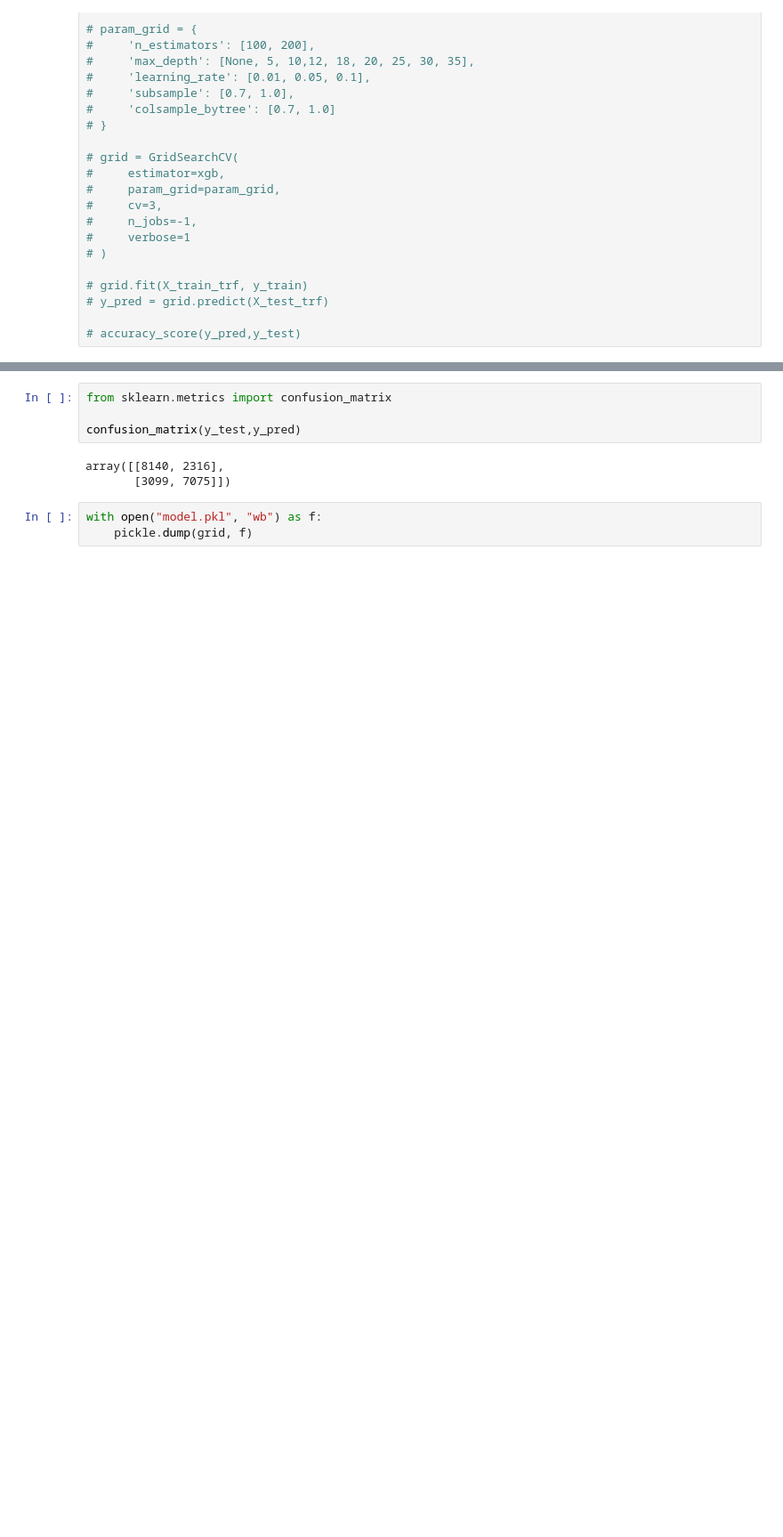
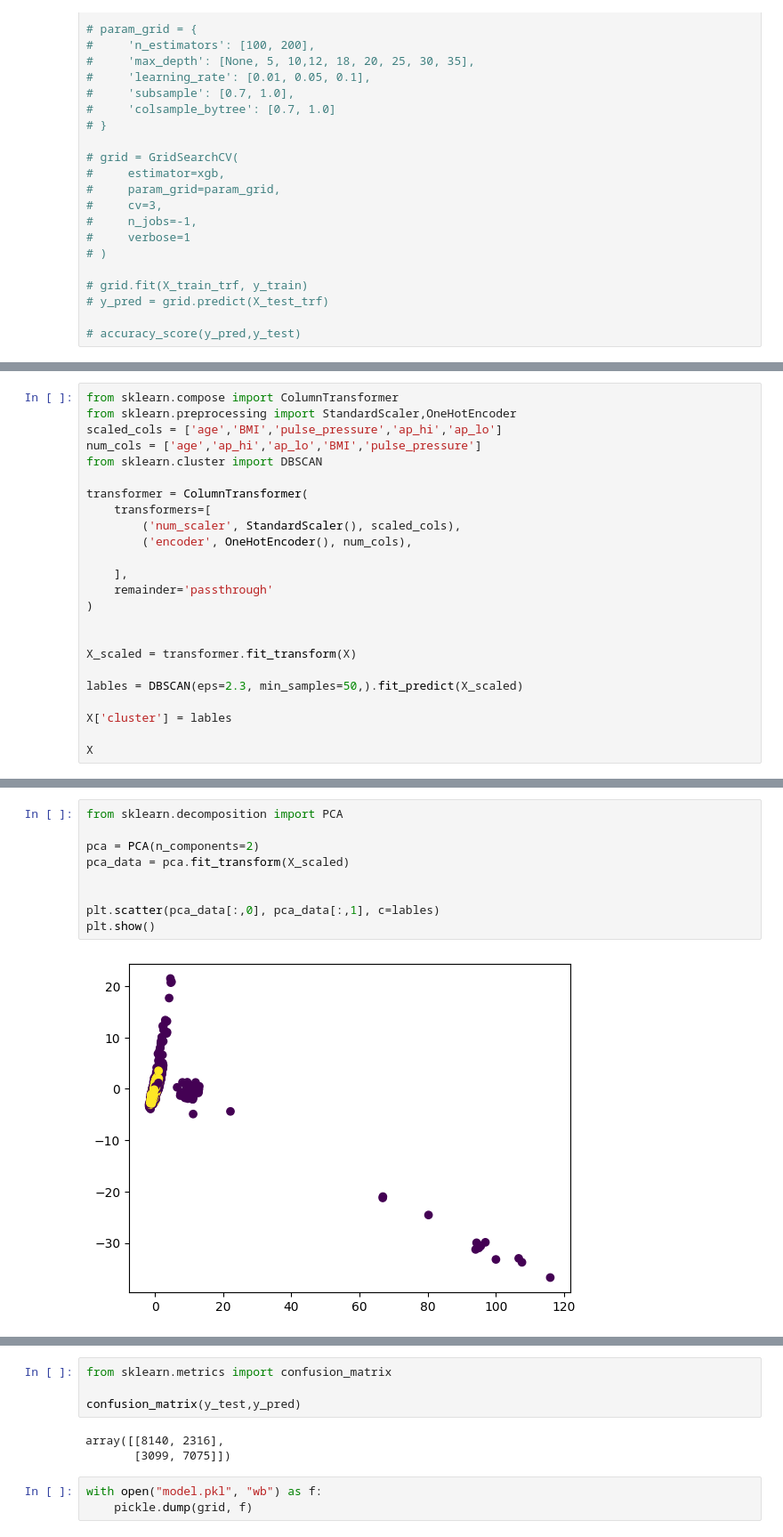
Before and after one commit to mannpadhiar/Cardiovascular-Disease-Prediction, a Jupyter notebook: heart_project.ipynb, the cells around one changed output, grey strips where cells are left out. Shown at 89% size. Cells and saved outputs as stored; diff of their text form; blank space fills up the shorter version.

```diff
--- a/heart_project.ipynb
+++ b/heart_project.ipynb
@@ -313,0 +311,24 @@ X_train
+# %%
+from sklearn.compose import ColumnTransformer
+from sklearn.preprocessing import StandardScaler,OneHotEncoder
+scaled_cols = ['age','BMI','pulse_pressure','ap_hi','ap_lo']
+num_cols = ['age','ap_hi','ap_lo','BMI','pulse_pressure']
+from sklearn.cluster import DBSCAN
+
+transformer = ColumnTransformer(
+    transformers=[
+        ('num_scaler', StandardScaler(), scaled_cols),
+        ('encoder', OneHotEncoder(), num_cols),
+
+    ],
+    remainder='passthrough'
+)
+
+
+X_scaled = transformer.fit_transform(X)
+
+lables = DBSCAN(eps=2.3, min_samples=50,).fit_predict(X_scaled)
+
+X['cluster'] = lables
+
+X
@@ -314,2 +374,13 @@ X_train
+# %%
+from sklearn.decomposition import PCA
+
+pca = PCA(n_components=2)
+pca_data = pca.fit_transform(X_scaled)
+
+
+plt.scatter(pca_data[:,0], pca_data[:,1], c=lables)
+plt.show()
+# %% [output]
+[figure, added]
 # %%
 from sklearn.compose import ColumnTransformer
```
Also changed, not shown: parts of 17 cells of this notebook, 1 other file.
